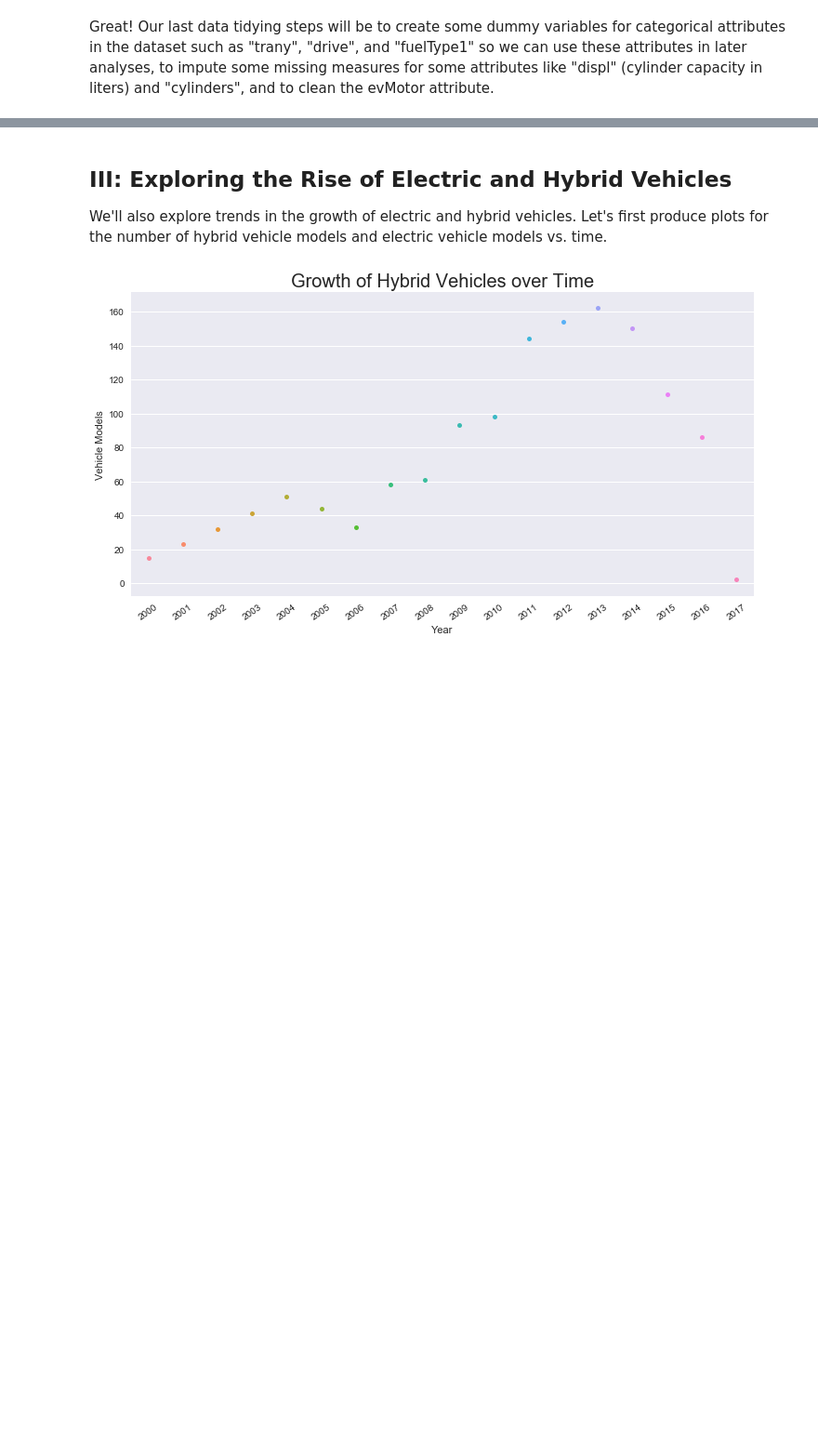
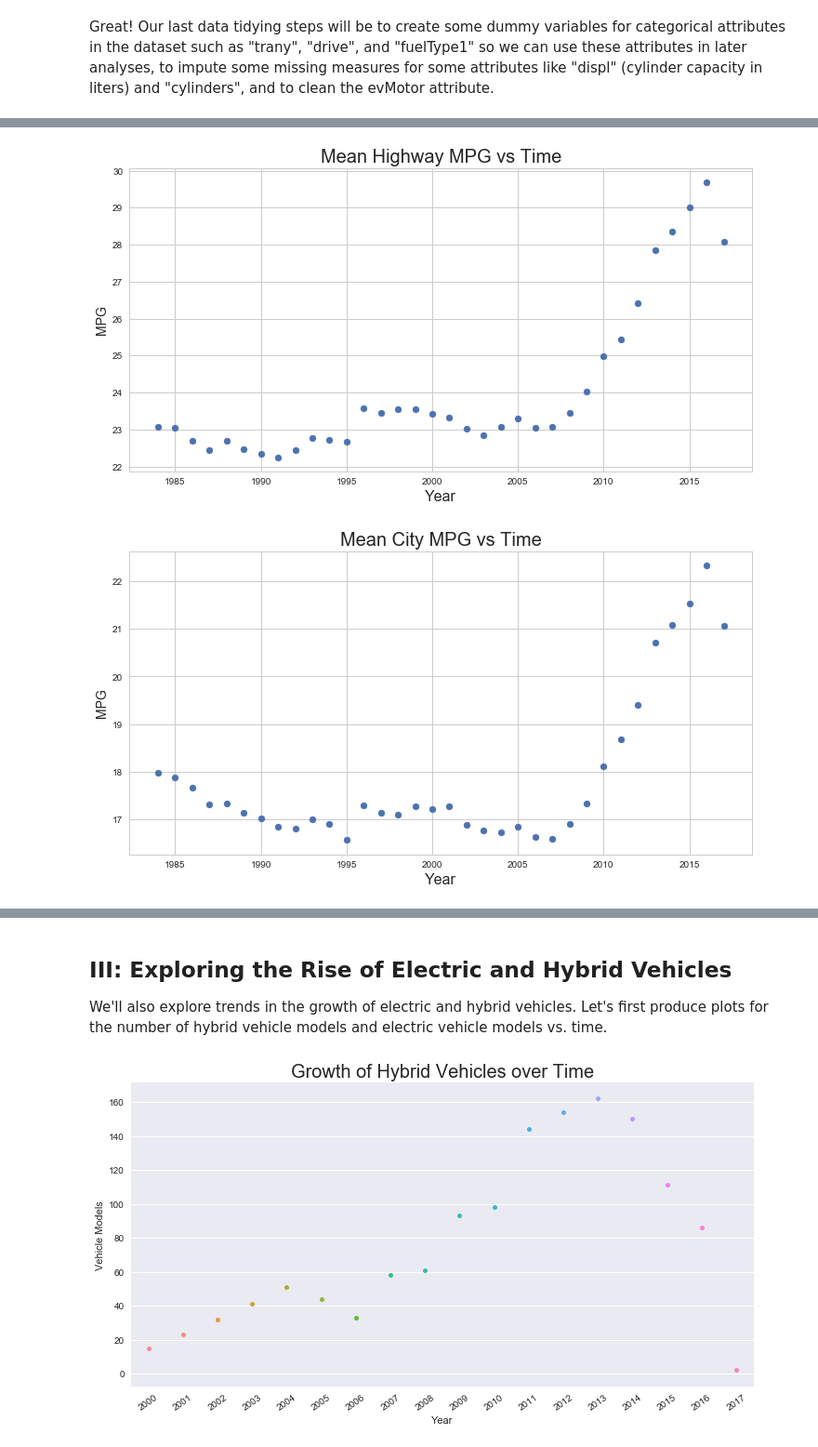
Before and after one commit to jnfoote76/fuel-economy-analysis, a Jupyter notebook: Final Tutorial.ipynb, the cells around one changed output, grey strips where cells are left out. Shown at 93% size. Drawn from its saved outputs; the diff is of its cells as text; code cells hidden in the pictures; blank space fills up the shorter version.

```diff
--- a/Final Tutorial.ipynb
+++ b/Final Tutorial.ipynb
@@ -230,0 +272,41 @@ Charts and maybe the stats test about the regulations here
+# %%
+#we'll group cars by year, calculate mean measure for the variables we're inspecting
+#for each year, and put these in a new dataframe to graph each variable's mean vs time
+groups = df.groupby(['year'])
+group_agg = groups.aggregate(np.mean)
+collapsed_group_agg = pd.DataFrame(columns = ['year', 'meanHighway', 'meanCity', 'meanCO2'])
+for i in range(len(group_agg)):
+    row = {
+        'year': group_agg.iloc[i].name,
+        'meanHighway': group_agg.iloc[i].highway08,
+        'meanCity': group_agg.iloc[i].city08,
+        'meanCO2': group_agg.iloc[i].co2TailpipeGpm
+    }
+    collapsed_group_agg = collapsed_group_agg.append(row, ignore_index=True)
+
+#create scatterplot for mean vehicle highway mpg vs. time
+plt.figure(figsize=(12,6))
+plt.title("Mean Highway MPG vs Time", fontsize=20)
+plt.xlabel('Year', fontsize=16)
+plt.ylabel('MPG', fontsize=14)
+plt.scatter(collapsed_group_agg['year'], collapsed_group_agg['meanHighway'])
+plt.show()
+
+#create scatterplot for mean vehicle city mpg vs. time
+plt.figure(figsize=(12,6))
+plt.title("Mean City MPG vs Time", fontsize=20)
+plt.xlabel('Year', fontsize=16)
+plt.ylabel('MPG', fontsize=14)
+plt.scatter(collapsed_group_agg['year'], collapsed_group_agg['meanCity'])
+plt.show()
+
+#create scatterplot for mean vehicle CO2 g/mi vs. time
+plt.figure(figsize=(12,6))
+plt.title("Mean CO2 Emissions vs Time", fontsize=20)
+plt.xlabel('Year', fontsize=16)
+plt.ylabel('CO2 Tailpipe GPM', fontsize=14)
+plt.scatter(collapsed_group_agg['year'], collapsed_group_agg['meanCO2'])
+plt.show()
+# %% [output]
+[figure, added]
+[figure, added]
```
Also changed, not shown: parts of 12 cells of this notebook.
